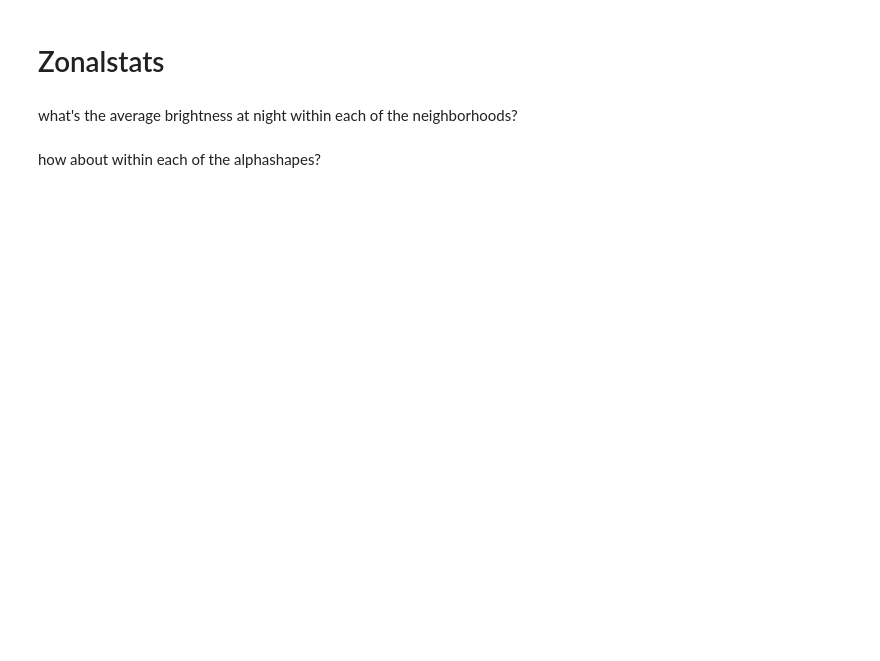
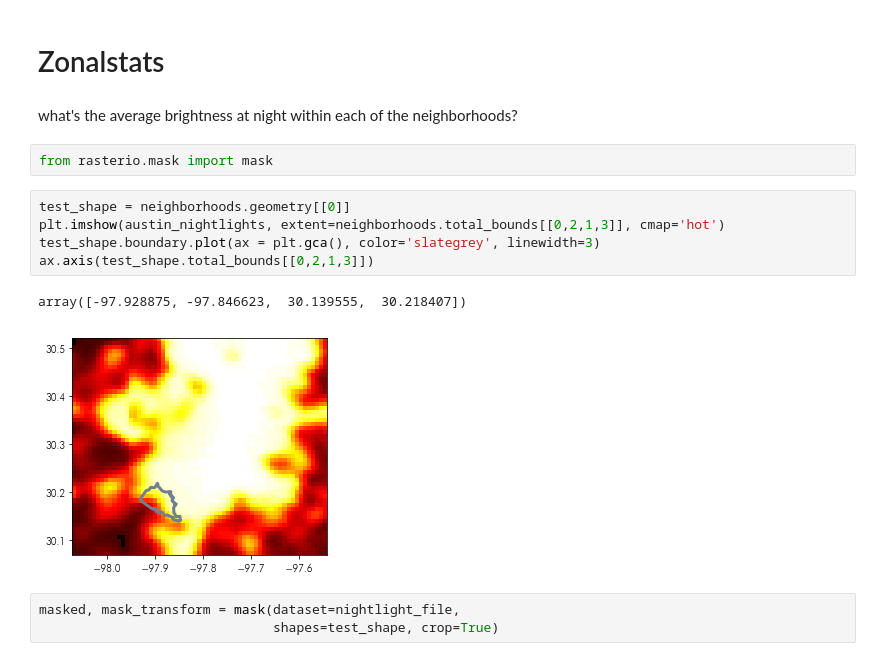
Before and after one commit to pysal/scipy2019-intermediate-gds, a Jupyter notebook: notebooks/rasters.ipynb, the cells around one changed output. Saved outputs shown, nothing was run; the diff lists cells and outputs as text; blank space fills up the shorter version.

Commit message:
keep developing the notebooks and fleshing out the raster notebook

```diff
--- a/notebooks/rasters.ipynb
+++ b/notebooks/rasters.ipynb
@@ -20,5 +65,16 @@ how bright is it at night at each of the airbnbs?
 # Zonalstats
 # %% [markdown]
 what's the average brightness at night within each of the neighborhoods?
-# %% [markdown]
-how about within each of the alphashapes?
+# %%
+from rasterio.mask import mask
+# %%
+test_shape = neighborhoods.geometry[[0]]
+plt.imshow(austin_nightlights, extent=neighborhoods.total_bounds[[0,2,1,3]], cmap='hot')
+test_shape.boundary.plot(ax = plt.gca(), color='slategrey', linewidth=3)
+ax.axis(test_shape.total_bounds[[0,2,1,3]])
+# %% [output]
+array([-97.928875, -97.846623,  30.139555,  30.218407])
+[figure, added]
+# %%
+masked, mask_transform = mask(dataset=nightlight_file,
+                              shapes=test_shape, crop=True)
```
Also changed, not shown: parts of 24 cells of this notebook.
